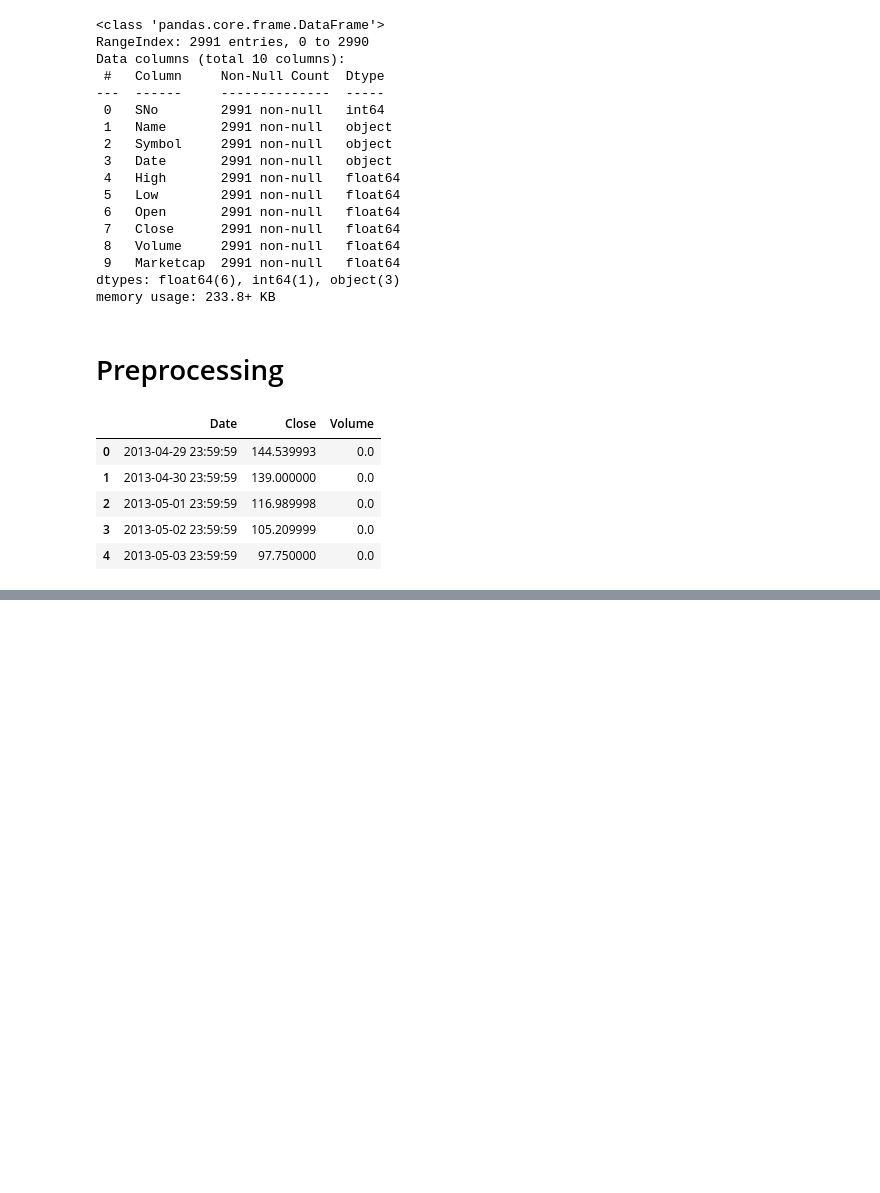
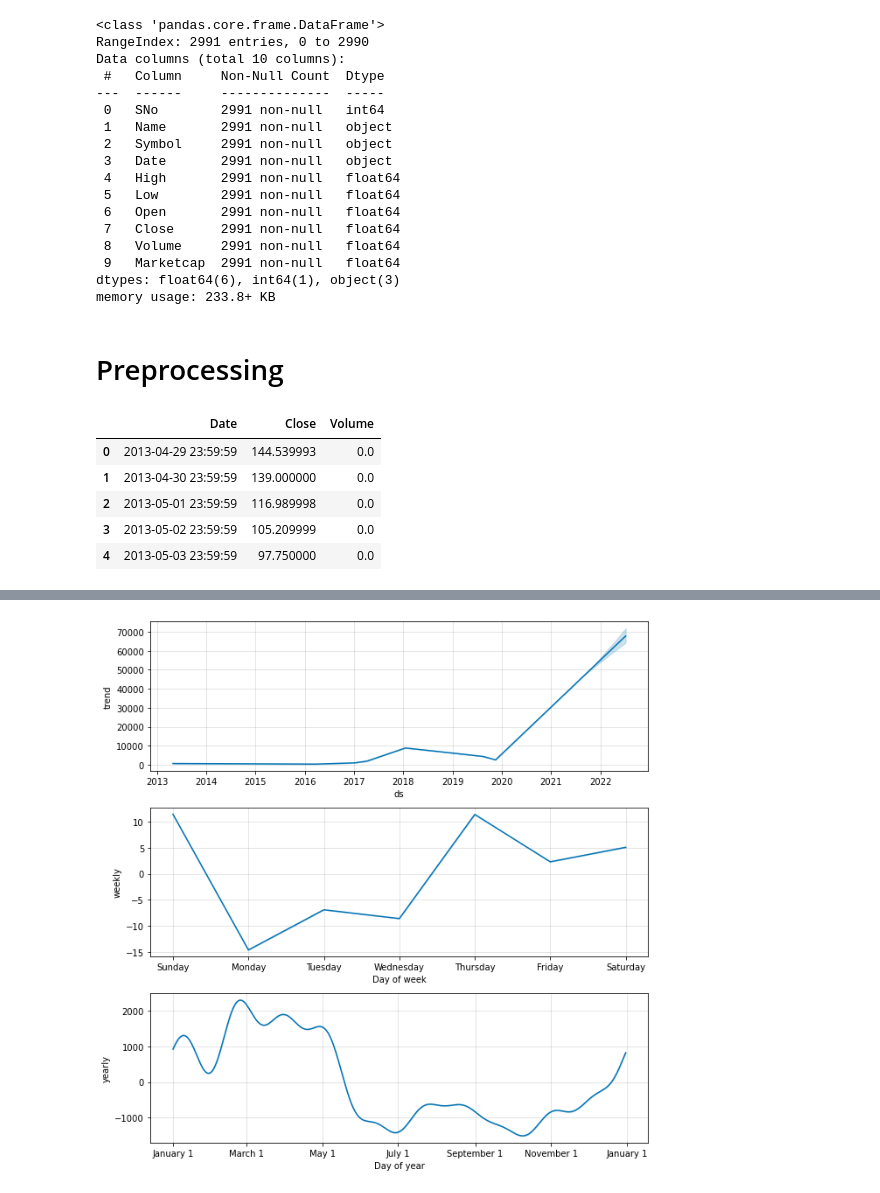
Before and after one commit to GallantGuide/Bull_or_Bear_Crypto, a Jupyter notebook: Machine_Learning/Mock_ML.ipynb, the cells around one changed output, grey strips where cells are left out. Saved outputs shown, nothing was run; the diff lists cells and outputs as text; code cells hidden in the pictures; blank space fills up the shorter version.

```diff
--- a/Machine_Learning/Mock_ML.ipynb
+++ b/Machine_Learning/Mock_ML.ipynb
@@ -98,0 +122,4 @@ btc[btc['Volume']==0]
+# %%
+fig2 = m.plot_components(forecast)
+# %% [output]
+[figure, added]
```
Also changed, not shown: parts of 17 cells of this notebook, 2 other files.
